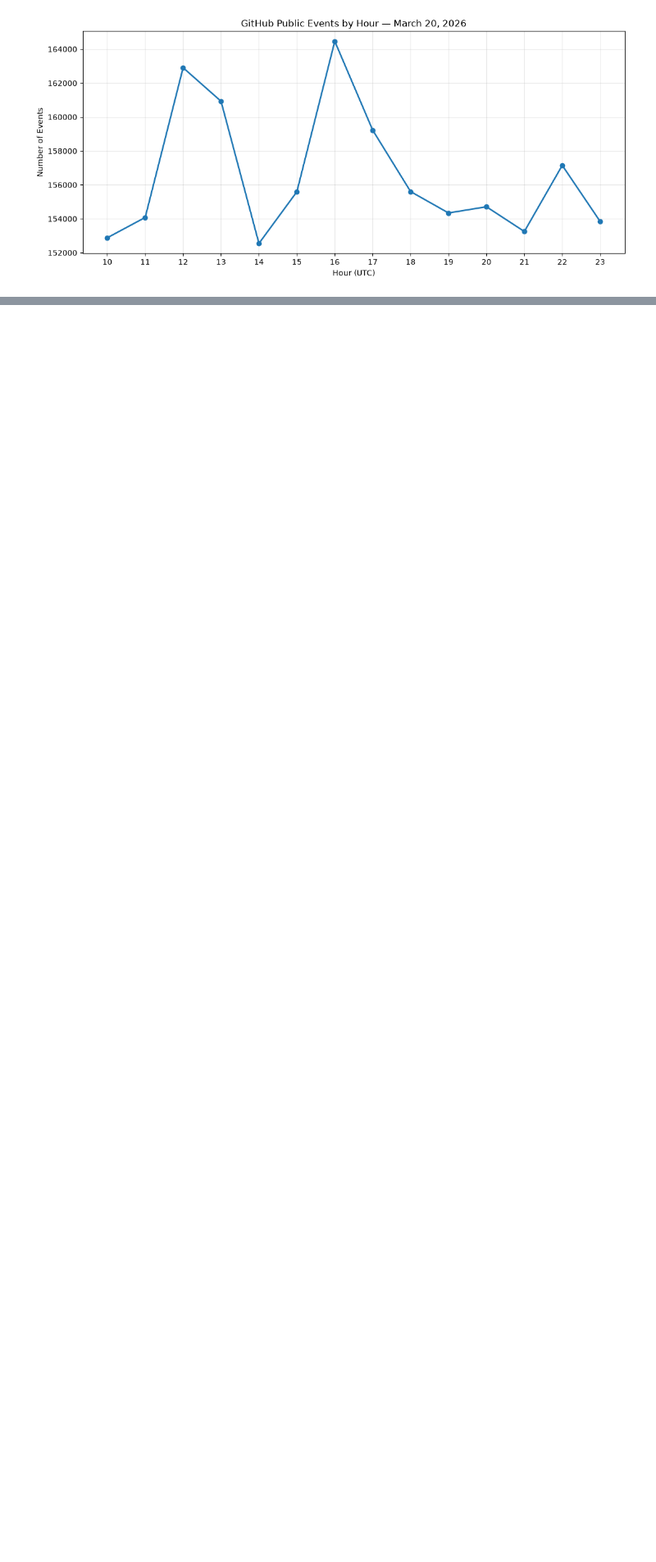
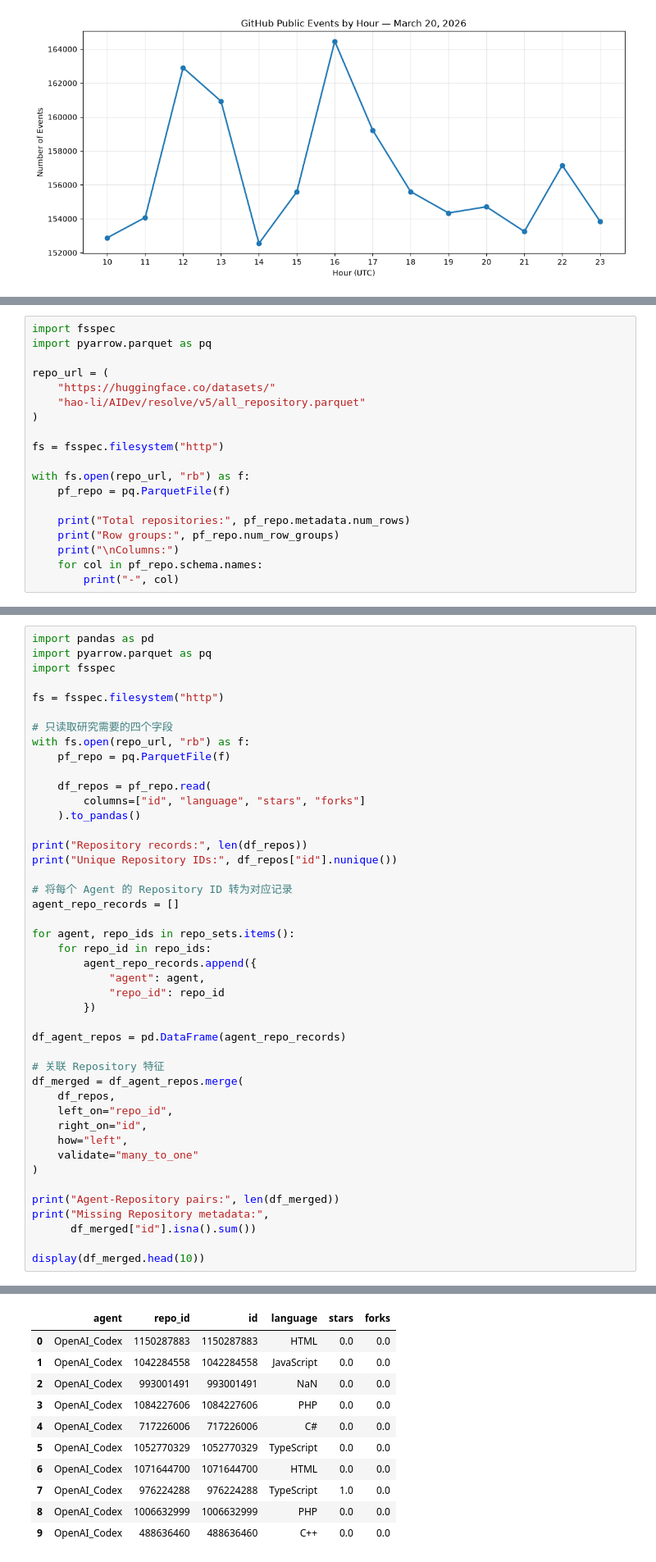
Before and after one commit to Huabxyz/github-learning, a Jupyter notebook: GHArchive_AIDev_Exploration.ipynb, the cells around one changed output, grey strips where cells are left out. Shown at 82% size. Drawn from its saved outputs; the diff is of its cells as text; blank space fills up the shorter version.

```diff
--- a/GHArchive_AIDev_Exploration.ipynb
+++ b/GHArchive_AIDev_Exploration.ipynb
@@ -377,0 +727,19 @@ plt.show()
+# %%
+import fsspec
+import pyarrow.parquet as pq
+
+repo_url = (
+    "https://huggingface.co/datasets/"
+    "hao-li/AIDev/resolve/v5/all_repository.parquet"
+)
+
+fs = fsspec.filesystem("http")
+
+with fs.open(repo_url, "rb") as f:
+    pf_repo = pq.ParquetFile(f)
+
+    print("Total repositories:", pf_repo.metadata.num_rows)
+    print("Row groups:", pf_repo.num_row_groups)
+    print("\nColumns:")
+    for col in pf_repo.schema.names:
+        print("-", col)
@@ -377,0 +759,45 @@ plt.show()
+# %%
+import pandas as pd
+import pyarrow.parquet as pq
+import fsspec
+
+fs = fsspec.filesystem("http")
+
+# 只读取研究需要的四个字段
+with fs.open(repo_url, "rb") as f:
+    pf_repo = pq.ParquetFile(f)
+
+    df_repos = pf_repo.read(
+        columns=["id", "language", "stars", "forks"]
+    ).to_pandas()
+
+print("Repository records:", len(df_repos))
+print("Unique Repository IDs:", df_repos["id"].nunique())
+
+# 将每个 Agent 的 Repository ID 转为对应记录
+agent_repo_records = []
+
+for agent, repo_ids in repo_sets.items():
+    for repo_id in repo_ids:
+        agent_repo_records.append({
+            "agent": agent,
+            "repo_id": repo_id
+        })
+
+df_agent_repos = pd.DataFrame(agent_repo_records)
+
+# 关联 Repository 特征
+df_merged = df_agent_repos.merge(
+    df_repos,
+    left_on="repo_id",
+    right_on="id",
+    how="left",
+    validate="many_to_one"
+)
+
+print("Agent-Repository pairs:", len(df_merged))
+print("Missing Repository metadata:",
+      df_merged["id"].isna().sum())
+
+display(df_merged.head(10))
+# %% [output]
@@ -377,0 +808,11 @@ plt.show()
+|  | agent | repo_id | id | language | stars | forks |
+| 0 | OpenAI_Codex | 1150287883 | 1150287883 | HTML | 0.0 | 0.0 |
+| 1 | OpenAI_Codex | 1042284558 | 1042284558 | JavaScript | 0.0 | 0.0 |
+| 2 | OpenAI_Codex | 993001491 | 993001491 | NaN | 0.0 | 0.0 |
+| 3 | OpenAI_Codex | 1084227606 | 1084227606 | PHP | 0.0 | 0.0 |
+| 4 | OpenAI_Codex | 717226006 | 717226006 | C# | 0.0 | 0.0 |
+| 5 | OpenAI_Codex | 1052770329 | 1052770329 | TypeScript | 0.0 | 0.0 |
+| 6 | OpenAI_Codex | 1071644700 | 1071644700 | HTML | 0.0 | 0.0 |
+| 7 | OpenAI_Codex | 976224288 | 976224288 | TypeScript | 1.0 | 0.0 |
+| 8 | OpenAI_Codex | 1006632999 | 1006632999 | PHP | 0.0 | 0.0 |
+| 9 | OpenAI_Codex | 488636460 | 488636460 | C++ | 0.0 | 0.0 |
```
Also changed, not shown: parts of 44 cells of this notebook.
